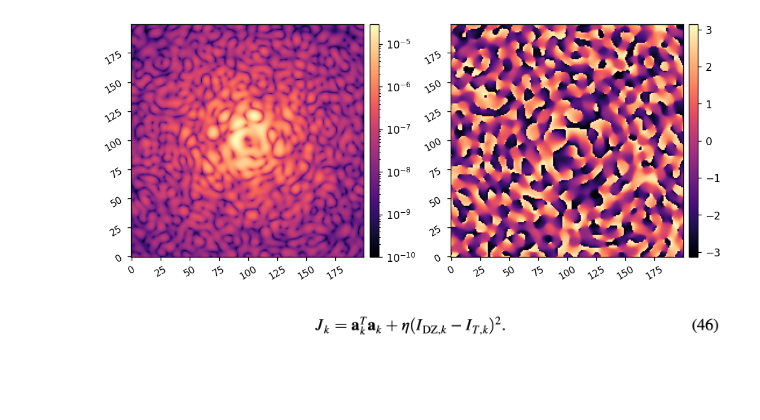
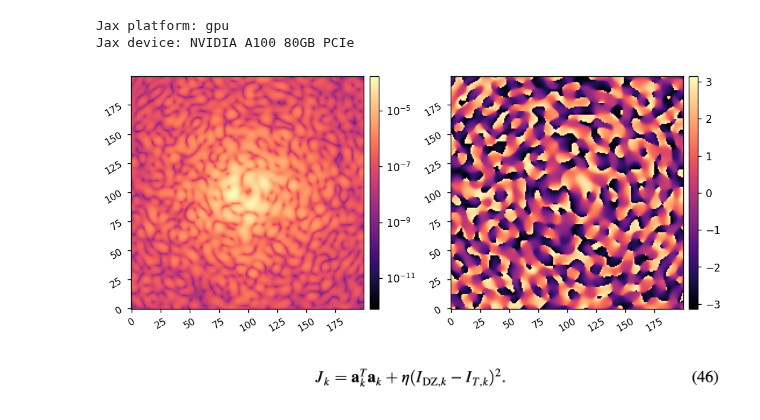
Before and after one commit to uasal/scoob-psf, a Jupyter notebook: example-notebooks/jax_scoob_cost_function.ipynb, the cells around one changed output. Cells and saved outputs as stored; diff of their text form; code cells hidden in the pictures; blank space fills up the shorter version.

```diff
--- a/example-notebooks/jax_scoob_cost_function.ipynb
+++ b/example-notebooks/jax_scoob_cost_function.ipynb
@@ -31,0 +29,6 @@ Jax device: NVIDIA A100 80GB PCIe
+# %%
+reload(jdm)
+inf_fun, inf_sampling, inf_pixelscale = jdm.make_gaussian_inf_fun(sampling=10, Nacts_per_inf=4, plot=True)
+
+dm_mask = jdm.make_dm_mask(plot=True)
+print(dm_mask.sum())
@@ -31,0 +44,2 @@ Jax device: NVIDIA A100 80GB PCIe
+# %%
+inf_matrix = jdm.make_inf_matrix(inf_fun, inf_sampling, dm_mask)
@@ -77,0 +102,4 @@ imshow2(ensure_np_array(control_mask), ensure_np_array(control_mask*image), None
+# %%
+actuators = jnp.zeros(Nacts)
+# actuators = jnp.array(np.random.randn(Nacts))*2e-9
+actuators.shape
@@ -77,0 +108,22 @@ imshow2(ensure_np_array(control_mask), ensure_np_array(control_mask*image), None
+# %%
+reload(jscoob)
+ref_unocc_im = jscoob.snap(pupil, WFE, jnp.ones((N,N)), lyot,
+                                    actuators, inf_matrix, inf_pixelscale,
+                                    npix, oversample,
+                                    plot=True)
+
+Imax_ref = ref_unocc_im.max()
+
+reload(jscoob)
+ref_im = jscoob.snap(pupil, WFE, vortex, lyot,
+                    actuators, inf_matrix, inf_pixelscale,
+                    npix, oversample, Imax_ref=Imax_ref,
+                    plot=True)
+
+xim = (jnp.linspace(0, npsf-1, npsf) - npsf/2 +1/2)*psf_pixelscale_lamD
+xim, yim = jnp.meshgrid(xim,xim)
+rim = jnp.sqrt(xim**2 + yim**2)
+
+control_mask = (rim > 3)*(rim < 10)*(xim>2)
+rms_con = jnp.sqrt(jnp.mean(ref_im[control_mask]**2))
+imshow2(control_mask, control_mask*ref_im, None, f'{rms_con:.3e}', lognorm2=True)
@@ -78,8 +138,14 @@ imshow2(ensure_np_array(control_mask), ensure_np_array(control_mask*image), None
 # %%
-E_ab = model.propagate()
-imshow2(ensure_np_array(jnp.abs(E_ab)**2), ensure_np_array(jnp.angle(E_ab)), lognorm1=True, vmin1=1e-10)
+reload(jscoob)
+
+E_ab = jscoob.forward_model(pupil, WFE, vortex, lyot,
+                            actuators, inf_matrix, inf_pixelscale,
+                            npix, oversample, Imax_ref=Imax_ref)
+imshow2(jnp.abs(E_ab)**2, jnp.angle(E_ab), lognorm1=True)
 # %% [output]
+Jax platform: gpu
+Jax device: NVIDIA A100 80GB PCIe
-[figure, old version]
+[figure, new version]
 # %% [markdown]
 ![image.png](attachment:image.png)
 # %% [markdown]
```
Also changed, not shown: parts of 23 cells of this notebook, 6 other files.
